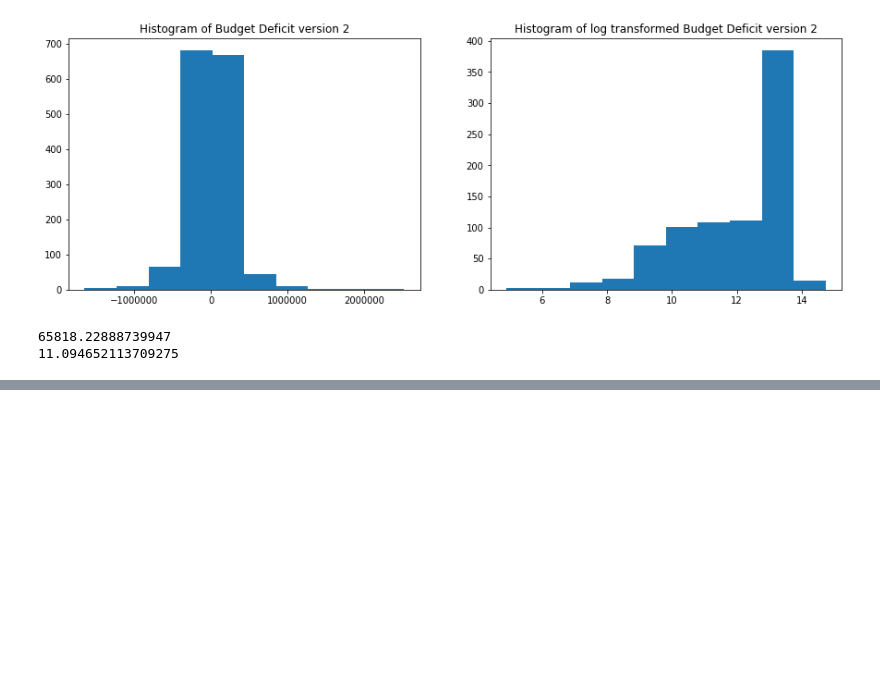
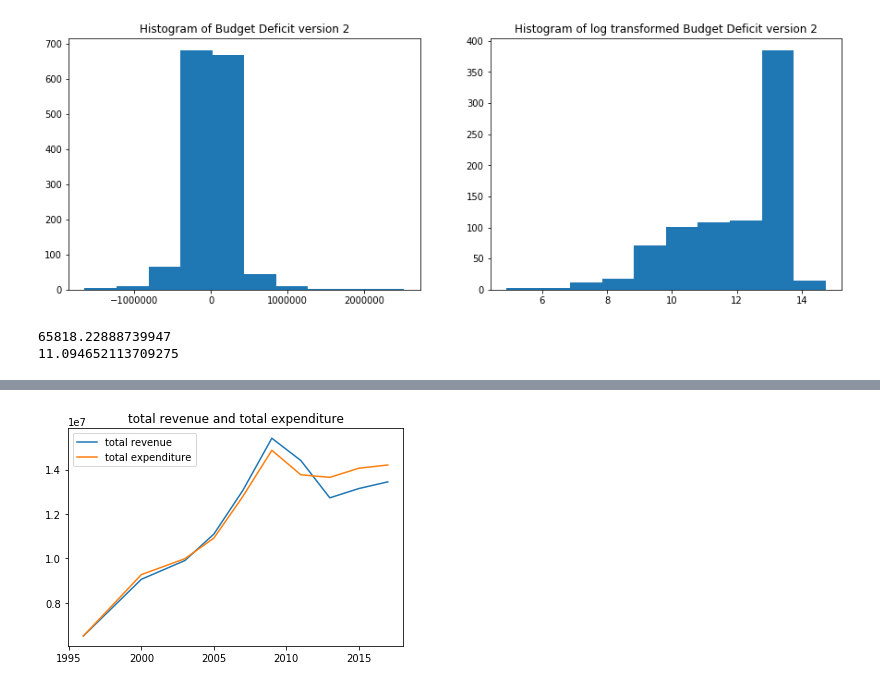
Before and after one commit to colbyshelton91/CleaningData, a Jupyter notebook: Cleaning Data & Outliers 101 (education data).ipynb, the cells around one changed output, grey strips where cells are left out. Drawn from its saved outputs; the diff is of its cells as text; code cells hidden in the pictures; blank space fills up the shorter version.

```diff
--- a/Cleaning Data & Outliers 101 (education data).ipynb
+++ b/Cleaning Data & Outliers 101 (education data).ipynb
@@ -63,6 +63,6 @@ df.head()
 #df.isnull().sum()*100/df.isnull().count()
 # %%
 #df.groupby('YEAR', as_index=False)['TOTAL_REVENUE'].mean()
-df["TOTAL_REVENUE"] = df.groupby("YEAR").transform(lambda x: x.fillna(x.mean()))
+#df["TOTAL_REVENUE"] = df.groupby("YEAR").transform(lambda x: x.fillna(x.mean()))
 
-df.isnull().sum()*100/df.isnull().count()
+#df.isnull().sum()*100/df.isnull().count()
@@ -234,0 +232,15 @@ print(np.log(budget_deficit.mean()))
+# %%
+fill_list = ["ENROLL", "TOTAL_REVENUE", "FEDERAL_REVENUE",
+             "STATE_REVENUE", "LOCAL_REVENUE", "TOTAL_EXPENDITURE",
+             "INSTRUCTION_EXPENDITURE", "SUPPORT_SERVICES_EXPENDITURE",
+             "OTHER_EXPENDITURE", "CAPITAL_OUTLAY_EXPENDITURE", "GRADES_PK_G",
+             "GRADES_KG_G", "GRADES_4_G", "GRADES_8_G", "GRADES_12_G", "GRADES_1_8_G",
+             "GRADES_9_12_G", "GRADES_ALL_G"]
+
+states = df["STATE"].unique()
+
+for state in states:
+    df.loc[df["STATE"] == state, fill_list] = df.loc[df["STATE"] == state, fill_list].interpolate()
+
+# we drop the null values after interpolation
+df.dropna(inplace=True)
@@ -234,0 +263,12 @@ print(np.log(budget_deficit.mean()))
+# %%
+plt.plot(df.loc[df.STATE == "NORTH_CAROLINA", "YEAR"],
+         df.loc[df.STATE == "NORTH_CAROLINA", "TOTAL_REVENUE"], label="total revenue")
+
+plt.plot(df.loc[df.STATE == "NORTH_CAROLINA", "YEAR"],
+         df.loc[df.STATE == "NORTH_CAROLINA", "TOTAL_EXPENDITURE"], label="total expenditure")
+
+plt.title("total revenue and total expenditure")
+plt.legend()
+plt.show()
+# %% [output]
+[figure, added]
```
Also changed, not shown: parts of 9 cells of this notebook.
